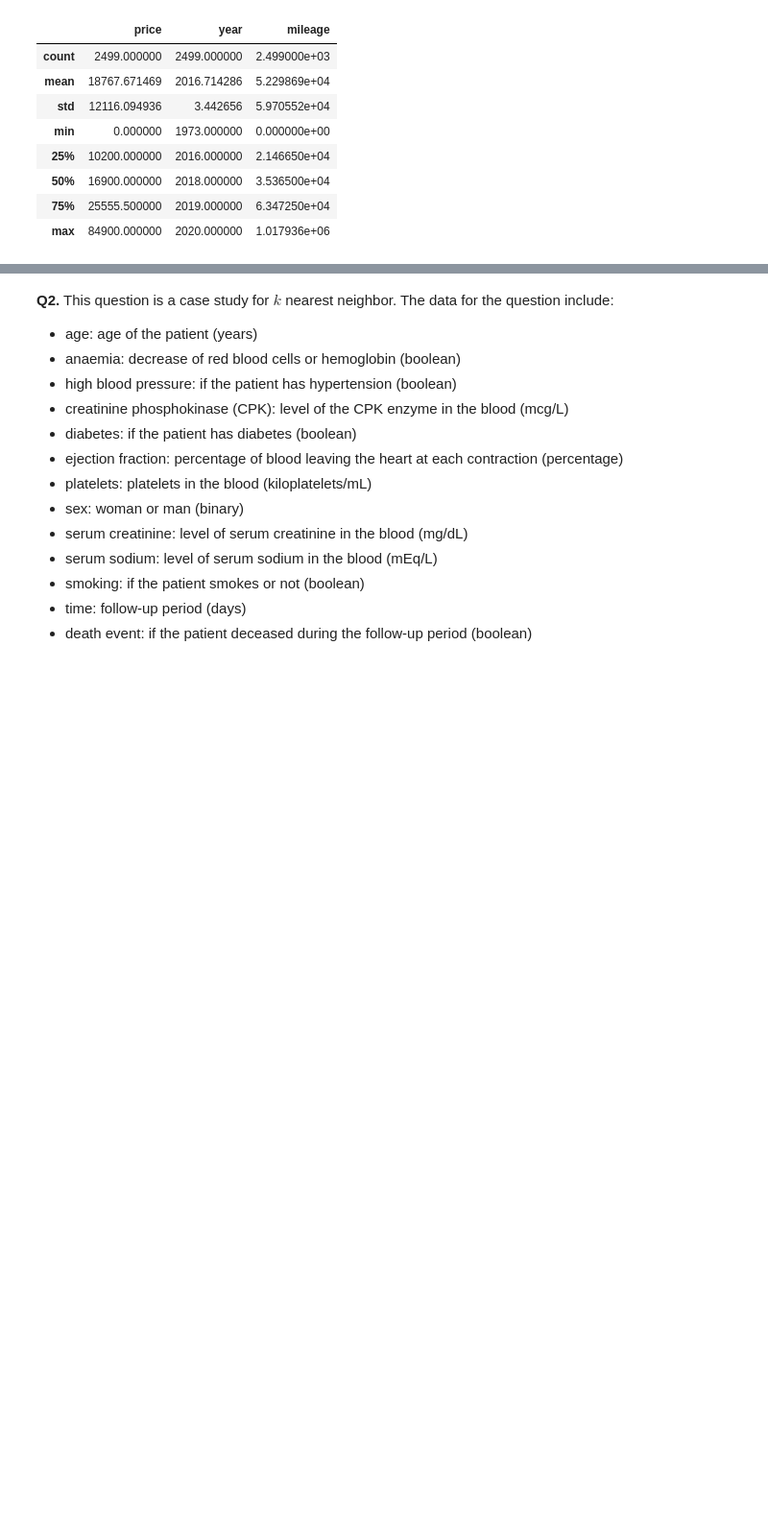
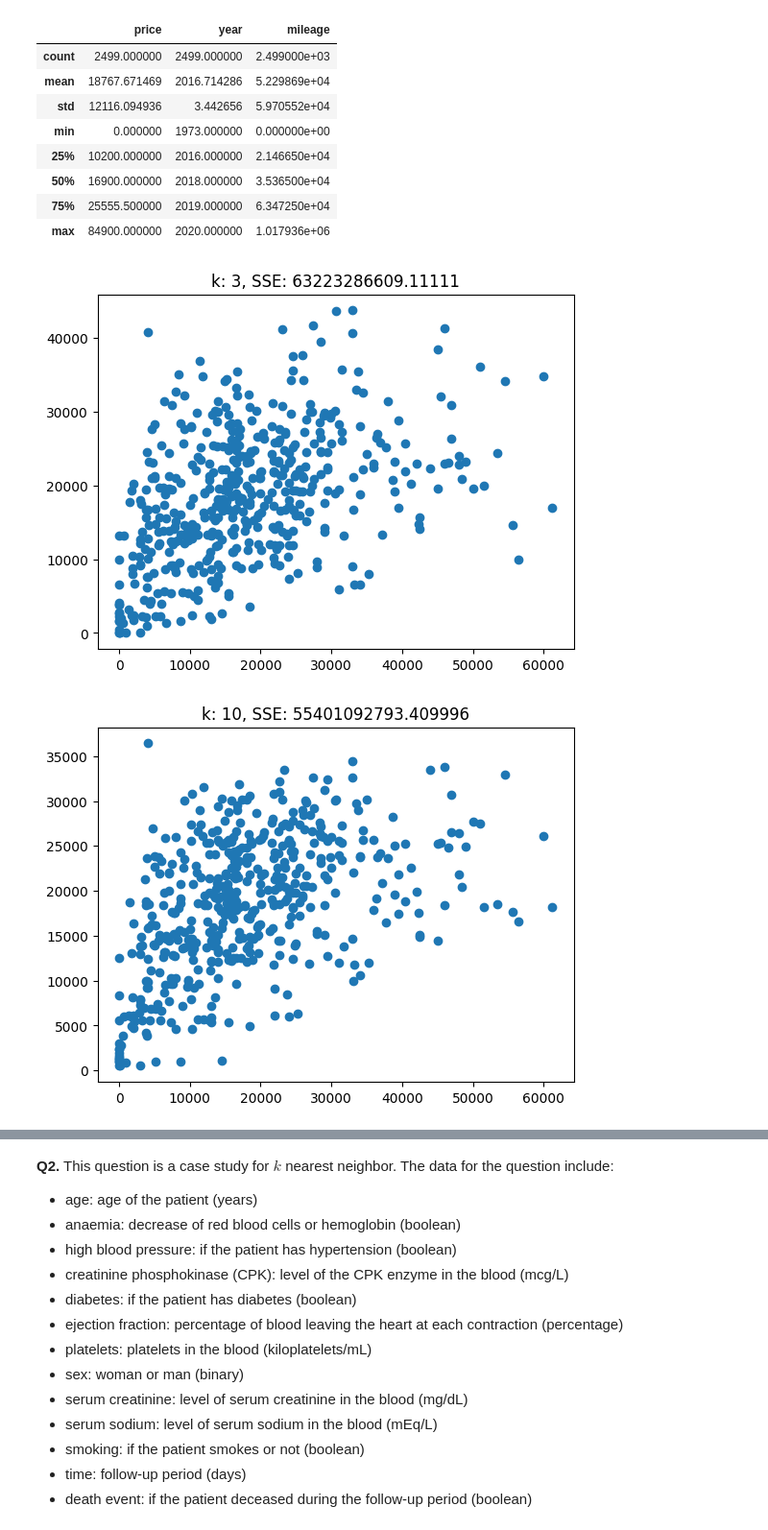
Before and after one commit to gdbwoo/knn, a Jupyter notebook: assignment_knn.ipynb, the cells around one changed output, grey strips where cells are left out. Shown at 96% size. Drawn from its saved outputs; the diff is of its cells as text; code cells hidden in the pictures; blank space fills up the shorter version.

```diff
--- a/assignment_knn.ipynb
+++ b/assignment_knn.ipynb
@@ -82,11 +82,20 @@ X_train, X_test, y_train, y_test = train_test_split(X,y, # feature and target va
 # %%
 from sklearn.neighbors import KNeighborsRegressor
 import matplotlib.pyplot as plt
 
 # Question 1 Part 4
 
 for k in [3,10,25,50,100,300]:
     model = KNeighborsRegressor(n_neighbors=k)
     fitted_model = model.fit(X_train, y_train)
+    y_hat = fitted_model.predict(X_test)
+    SSE = np.sum( (y_test-y_hat)**2 )
+    plot, axes = plt.subplots()
+    plt.scatter(y_test,y_hat)
+    plt.title('k: '+str(k)+', SSE: '+str(SSE))
+    plt.show()
 
-    y_hat = fitted_model.predict(X_test)
+# As seen by the graphs below, there is generally a positive correlation between k and se
+# %% [output]
+[figure, added]
+[figure, added]
```
Also changed, not shown: parts of 7 cells of this notebook.
